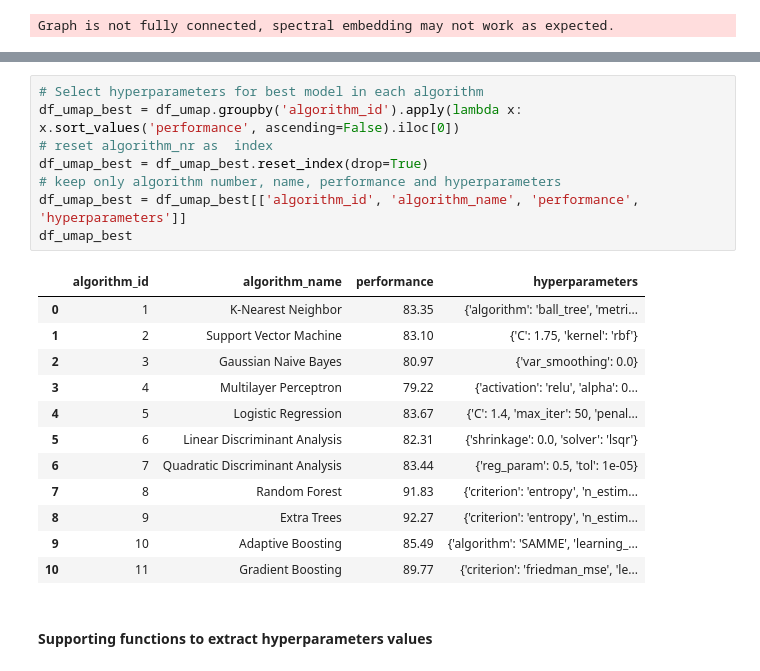
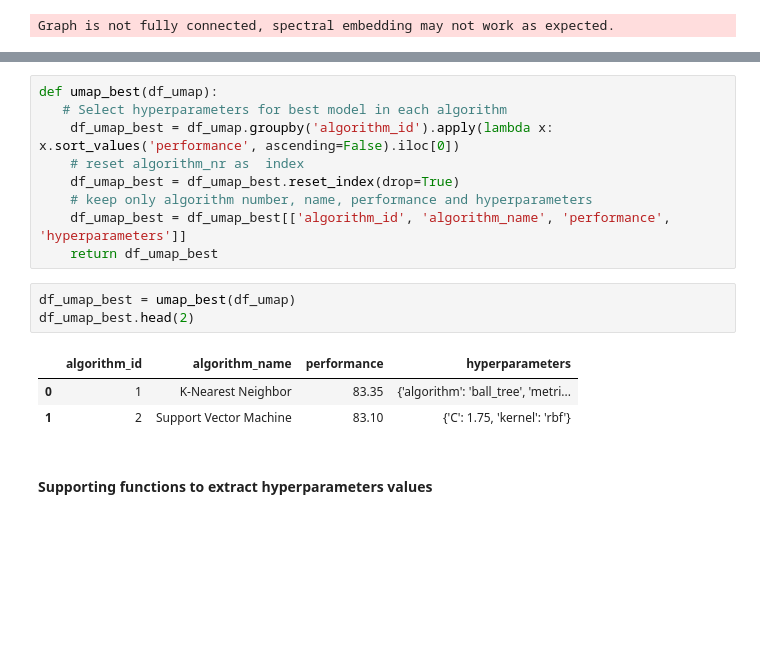
Before and after one commit to iploshchik/MetaStackVis, a Jupyter notebook: 2dv50e.ipynb, the cells around one changed output, grey strips where cells are left out. Drawn from its saved outputs; the diff is of its cells as text; blank space fills up the shorter version.

```diff
--- a/2dv50e.ipynb
+++ b/2dv50e.ipynb
@@ -135,26 +135,21 @@ df_umap.head(2)
 | 0 | 2.843772 | -8.994795 | 1 | K-Nearest Neighbor | 452 | {'algorithm': 'ball_tree', 'metri... | 83.35 | K-Nearest Neighbor<br>Performance... |
 | 1 | 3.163442 | -8.579783 | 1 | K-Nearest Neighbor | 288 | {'algorithm': 'kd_tree', 'metric'... | 83.28 | K-Nearest Neighbor<br>Performance... |
 # %%
-# Select hyperparameters for best model in each algorithm
-df_umap_best = df_umap.groupby('algorithm_id').apply(lambda x: x.sort_values('performance', ascending=False).iloc[0])
-# reset algorithm_nr as  index
-df_umap_best = df_umap_best.reset_index(drop=True)
-# keep only algorithm number, name, performance and hyperparameters
-df_umap_best = df_umap_best[['algorithm_id', 'algorithm_name', 'performance', 'hyperparameters']]
-df_umap_best
+def umap_best(df_umap):
+   # Select hyperparameters for best model in each algorithm
+    df_umap_best = df_umap.groupby('algorithm_id').apply(lambda x: x.sort_values('performance', ascending=False).iloc[0])
+    # reset algorithm_nr as  index
+    df_umap_best = df_umap_best.reset_index(drop=True)
+    # keep only algorithm number, name, performance and hyperparameters
+    df_umap_best = df_umap_best[['algorithm_id', 'algorithm_name', 'performance', 'hyperparameters']]
+    return df_umap_best
-# %% [output]
-|  | algorithm_id | algorithm_name | performance | hyperparameters |
-| 0 | 1 | K-Nearest Neighbor | 83.35 | {'algorithm': 'ball_tree', 'metri... |
-| 1 | 2 | Support Vector Machine | 83.10 | {'C': 1.75, 'kernel': 'rbf'} |
-| 2 | 3 | Gaussian Naive Bayes | 80.97 | {'var_smoothing': 0.0} |
-| 3 | 4 | Multilayer Perceptron | 79.22 | {'activation': 'relu', 'alpha': 0... |
-| 4 | 5 | Logistic Regression | 83.67 | {'C': 1.4, 'max_iter': 50, 'penal... |
-| 5 | 6 | Linear Discriminant Analysis | 82.31 | {'shrinkage': 0.0, 'solver': 'lsqr'} |
-| 6 | 7 | Quadratic Discriminant Analysis | 83.44 | {'reg_param': 0.5, 'tol': 1e-05} |
-| 7 | 8 | Random Forest | 91.83 | {'criterion': 'entropy', 'n_estim... |
-| 8 | 9 | Extra Trees | 92.27 | {'criterion': 'entropy', 'n_estim... |
-| 9 | 10 | Adaptive Boosting | 85.49 | {'algorithm': 'SAMME', 'learning_... |
-| 10 | 11 | Gradient Boosting | 89.77 | {'criterion': 'friedman_mse', 'le... |
+# %%
+df_umap_best = umap_best(df_umap)
+df_umap_best.head(2)
+# %% [output]
+|  | algorithm_id | algorithm_name | performance | hyperparameters |
+| 0 | 1 | K-Nearest Neighbor | 83.35 | {'algorithm': 'ball_tree', 'metri... |
+| 1 | 2 | Support Vector Machine | 83.10 | {'C': 1.75, 'kernel': 'rbf'} |
 # %% [markdown]
 #### Supporting functions to extract hyperparameters values
 # %%
```
Also changed, not shown: parts of 2 cells of this notebook.
